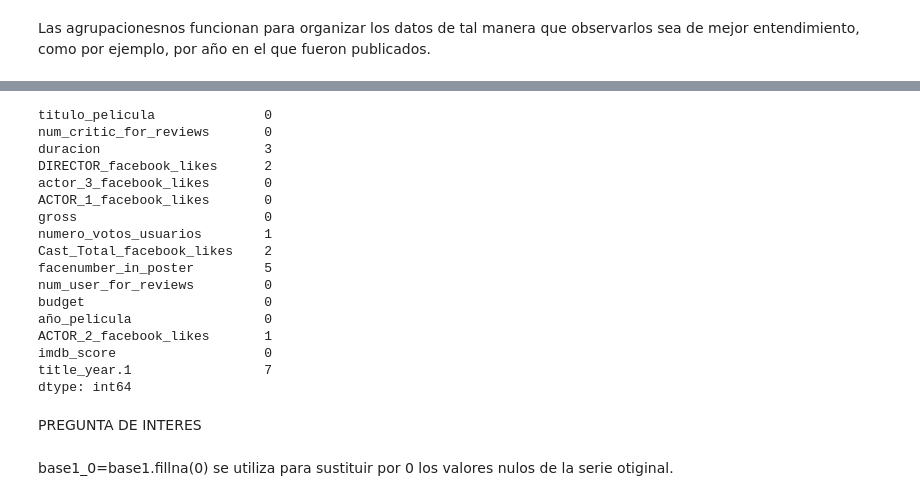
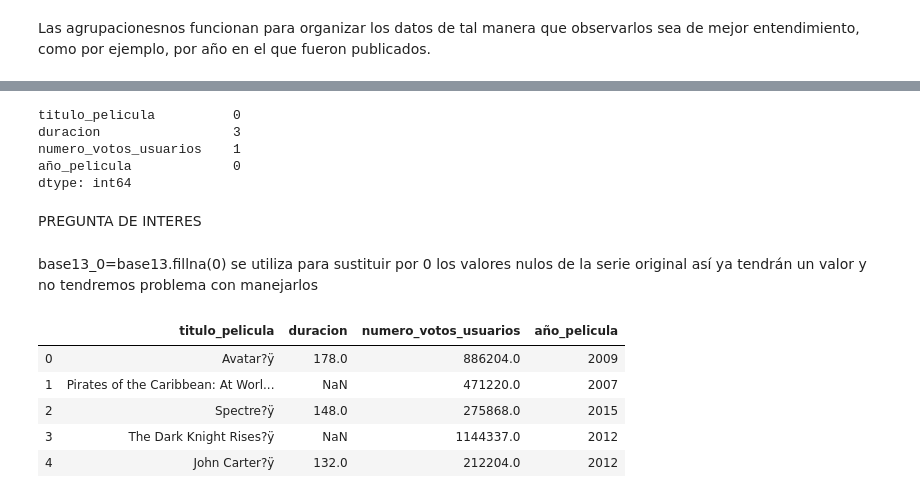
Before and after one commit to LizbethBolado/Mineria-de-datos, a Jupyter notebook: Practica 1 (Procesamiento de datos).ipynb, the cells around one changed output, grey strips where cells are left out. Saved outputs shown, nothing was run; the diff lists cells and outputs as text; code cells hidden in the pictures.

```diff
--- a/Practica 1 (Procesamiento de datos).ipynb
+++ b/Practica 1 (Procesamiento de datos).ipynb
@@ -163,24 +178,12 @@ base1.isnull() #así veremos los datoos faltantes
 # %%
-base1.isnull().sum() #nos da cuantos valores nulos tenemos por columna
+base13.isnull().sum() #nos da cuantos valores nulos tenemos por columna
 # %% [output]
-titulo_pelicula              0
-num_critic_for_reviews       0
-duracion                     3
-DIRECTOR_facebook_likes      2
-actor_3_facebook_likes       0
-ACTOR_1_facebook_likes       0
-gross                        0
-numero_votos_usuarios        1
-Cast_Total_facebook_likes    2
-facenumber_in_poster         5
-num_user_for_reviews         0
-budget                       0
-año_pelicula                 0
-ACTOR_2_facebook_likes       1
-imdb_score                   0
-title_year.1                 7
+titulo_pelicula          0
+duracion                 3
+numero_votos_usuarios    1
+año_pelicula             0
 dtype: int64
 # %% [markdown]
 PREGUNTA DE INTERES
 # %% [markdown]
-base1_0=base1.fillna(0) se utiliza para sustituir por 0 los valores nulos de la serie otiginal.
+base13_0=base13.fillna(0) se utiliza para sustituir por 0 los valores nulos de la serie original así ya tendrán un valor y no tendremos problema con manejarlos
@@ -186,0 +194,9 @@ base1_0=base1.fillna(0) se utiliza para sustituir por 0 los valores nulos de la
+# %%
+base13.head()
+# %% [output]
+|  | titulo_pelicula | duracion | numero_votos_usuarios | año_pelicula |
+| 0 | Avatar?ÿ | 178.0 | 886204.0 | 2009 |
+| 1 | Pirates of the Caribbean: At Worl... | NaN | 471220.0 | 2007 |
+| 2 | Spectre?ÿ | 148.0 | 275868.0 | 2015 |
+| 3 | The Dark Knight Rises?ÿ | NaN | 1144337.0 | 2012 |
+| 4 | John Carter?ÿ | 132.0 | 212204.0 | 2012 |
```
Also changed, not shown: parts of 16 cells of this notebook.
